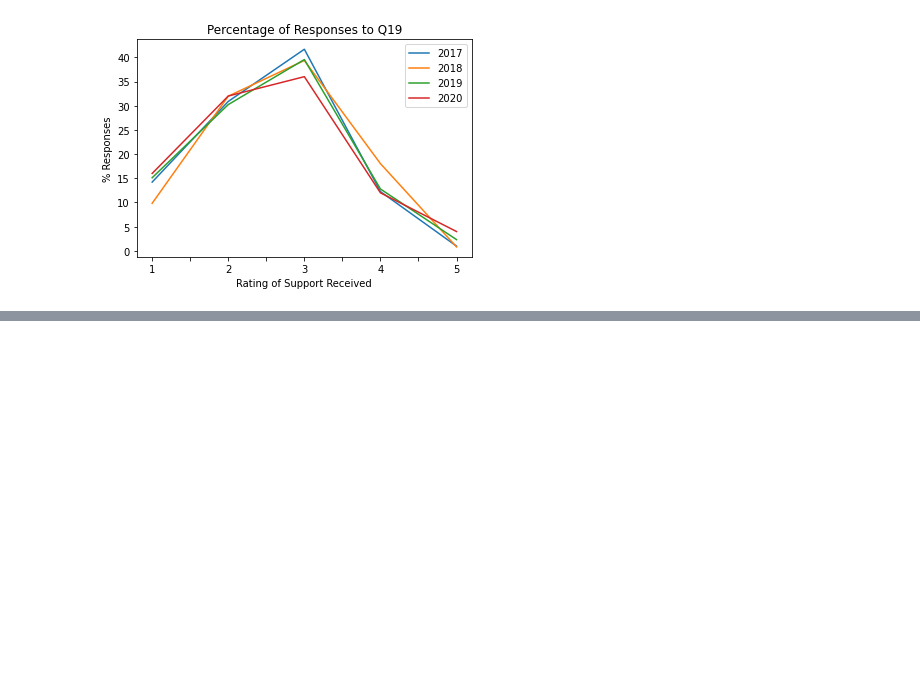
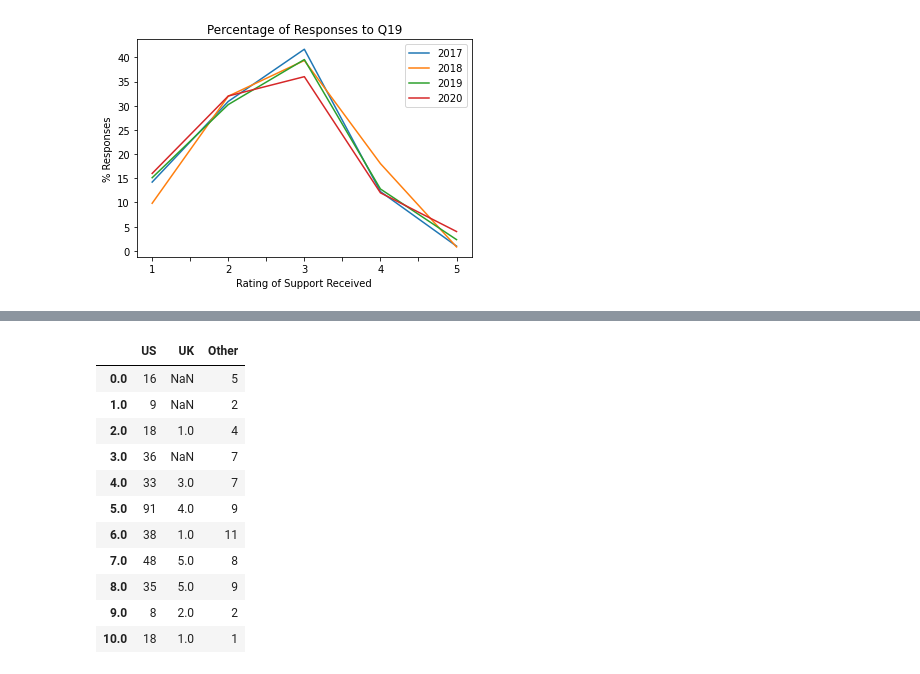
Before and after one commit to bennetyousuf/ProjectOne-MentalHealthinTech, a Jupyter notebook: Working_Notebooks/Mental Health in Tech Data Cleanup_NC.ipynb, the cells around one changed output, grey strips where cells are left out. Saved outputs shown, nothing was run; the diff lists cells and outputs as text; code cells hidden in the pictures; blank space fills up the shorter version.

```diff
--- a/Working_Notebooks/Mental Health in Tech Data Cleanup_NC.ipynb
+++ b/Working_Notebooks/Mental Health in Tech Data Cleanup_NC.ipynb
@@ -479,0 +568,18 @@ fig.savefig('Images/Q19valuecount.png')
+# %%
+Q12_dict = {'US': US_Important_Values,'UK': UK_Important_Values,
+            'Other': Other_Important_Values}
+Q12_df = pd.DataFrame(Q12_dict)
+Q12_df
+# %% [output]
+|  | US | UK | Other |
+| 0.0 | 16 | NaN | 5 |
+| 1.0 | 9 | NaN | 2 |
+| 2.0 | 18 | 1.0 | 4 |
+| 3.0 | 36 | NaN | 7 |
+| 4.0 | 33 | 3.0 | 7 |
+| 5.0 | 91 | 4.0 | 9 |
+| 6.0 | 38 | 1.0 | 11 |
+| 7.0 | 48 | 5.0 | 8 |
+| 8.0 | 35 | 5.0 | 9 |
+| 9.0 | 8 | 2.0 | 2 |
+| 10.0 | 18 | 1.0 | 1 |
```
Also changed, not shown: parts of 7 cells of this notebook, 2 other files.
